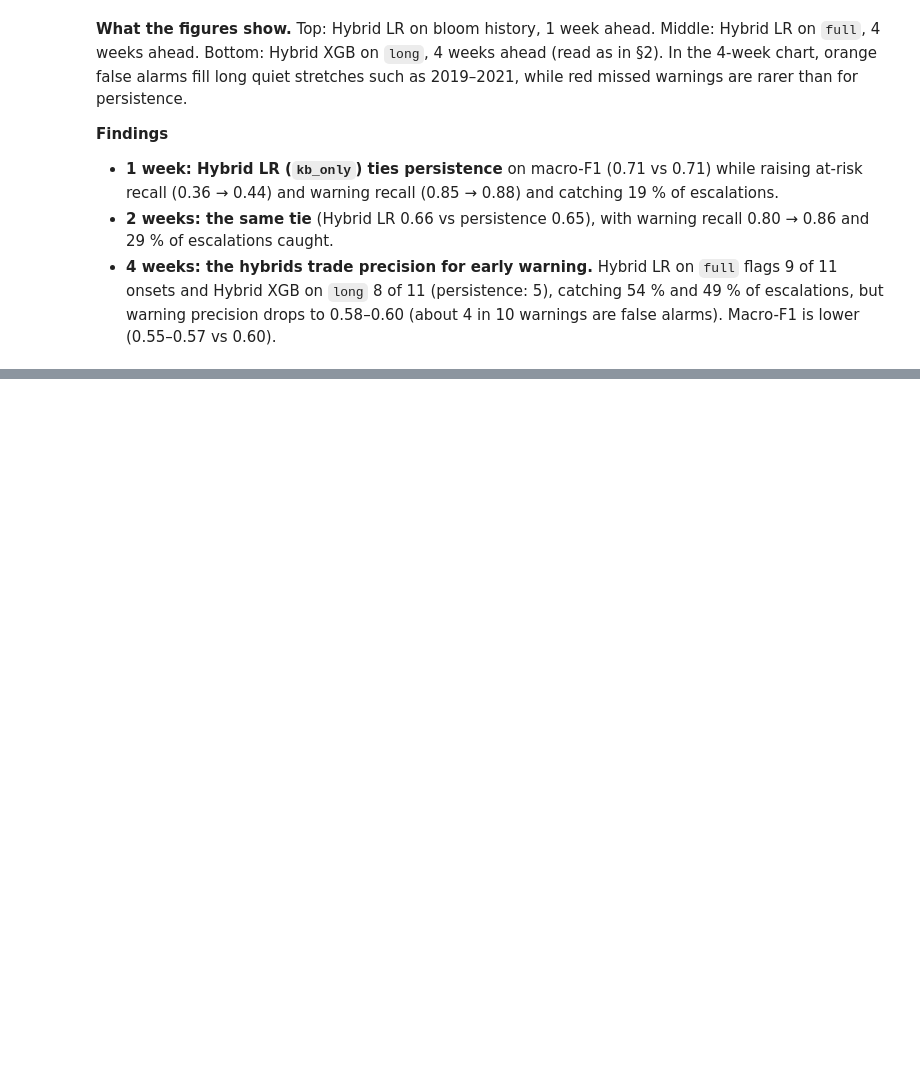
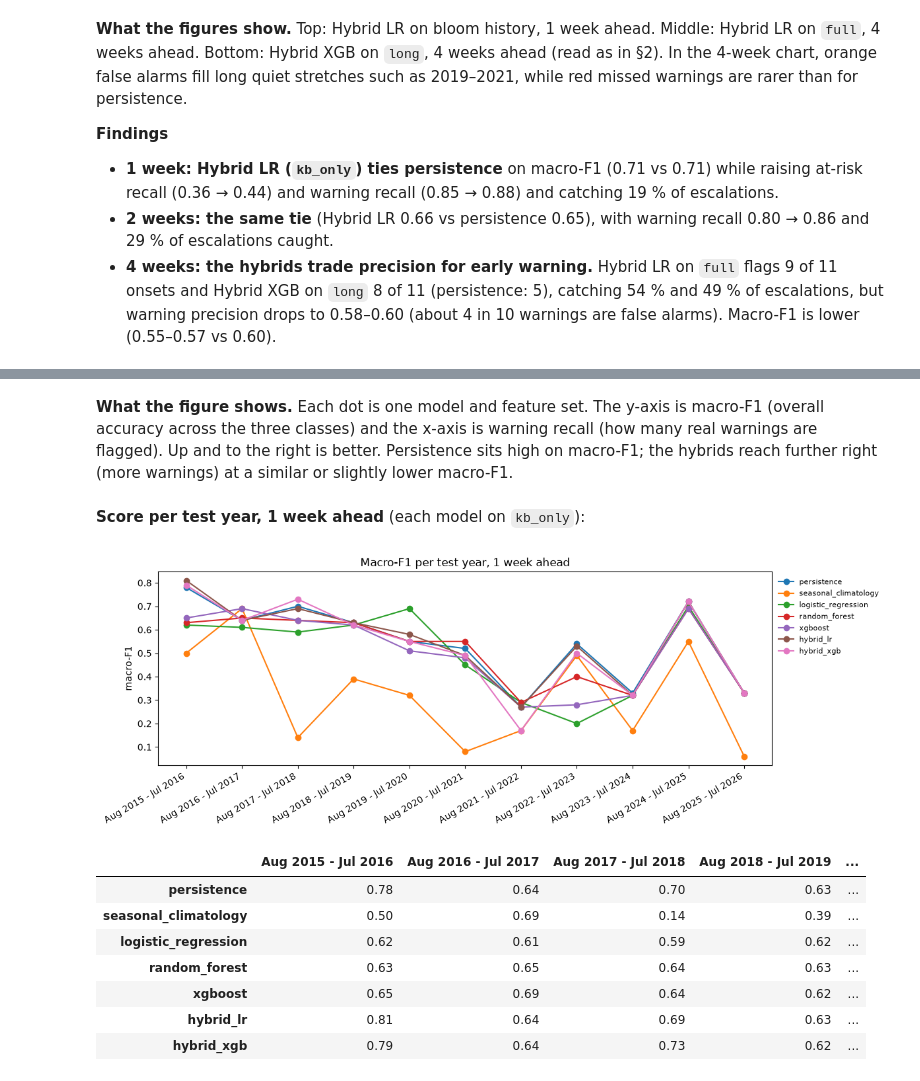
Before and after one commit to Break-Through-Tech/Biointerphase-1A-forecasting-harmful-algal-bloom-risk, a Jupyter notebook: models/notebooks/03_models.ipynb, the cells around one changed output, grey strips where cells are left out. Drawn from its saved outputs; the diff is of its cells as text; code cells hidden in the pictures; blank space fills up the shorter version.

```diff
--- a/models/notebooks/03_models.ipynb
+++ b/models/notebooks/03_models.ipynb
@@ -588,0 +628,20 @@ by_year("hybrid_lr", "full", horizon="h4w")
+# %% [markdown]
+**What the figure shows.** Each dot is one model and feature set. The y-axis is macro-F1 (overall accuracy across the three classes) and the x-axis is warning recall (how many real warnings are flagged). Up and to the right is better. Persistence sits high on macro-F1; the hybrids reach further right (more warnings) at a similar or slightly lower macro-F1.
+# %% [markdown]
+**Score per test year, 1 week ahead** (each model on `kb_only`):
+# %%
+yearly = pd.DataFrame({m: by_year(m, "kb_only").loc["macro-F1"] for m in
+                       ["persistence", "seasonal_climatology", "logistic_regression", "random_forest", "xgboost", "hybrid_lr", "hybrid_xgb"]})
+ax = yearly.plot(marker="o", figsize=(12, 3.8)); ax.set_ylabel("macro-F1"); ax.set_title("Macro-F1 per test year, 1 week ahead")
+ax.legend(frameon=False, fontsize=8, bbox_to_anchor=(1, 1)); plt.xticks(range(len(yearly)), yearly.index, rotation=30, ha="right"); plt.show()
+yearly.round(2).T
+# %% [output]
+[figure, added]
+|  | Aug 2015 - Jul 2016 | Aug 2016 - Jul 2017 | Aug 2017 - Jul 2018 | Aug 2018 - Jul 2019 | ... |
+| persistence | 0.78 | 0.64 | 0.70 | 0.63 | ... |
+| seasonal_climatology | 0.50 | 0.69 | 0.14 | 0.39 | ... |
+| logistic_regression | 0.62 | 0.61 | 0.59 | 0.62 | ... |
+| random_forest | 0.63 | 0.65 | 0.64 | 0.63 | ... |
+| xgboost | 0.65 | 0.69 | 0.64 | 0.62 | ... |
+| hybrid_lr | 0.81 | 0.64 | 0.69 | 0.63 | ... |
+| hybrid_xgb | 0.79 | 0.64 | 0.73 | 0.62 | ... |
```
Also changed, not shown: parts of 29 cells of this notebook, 10 other files.
